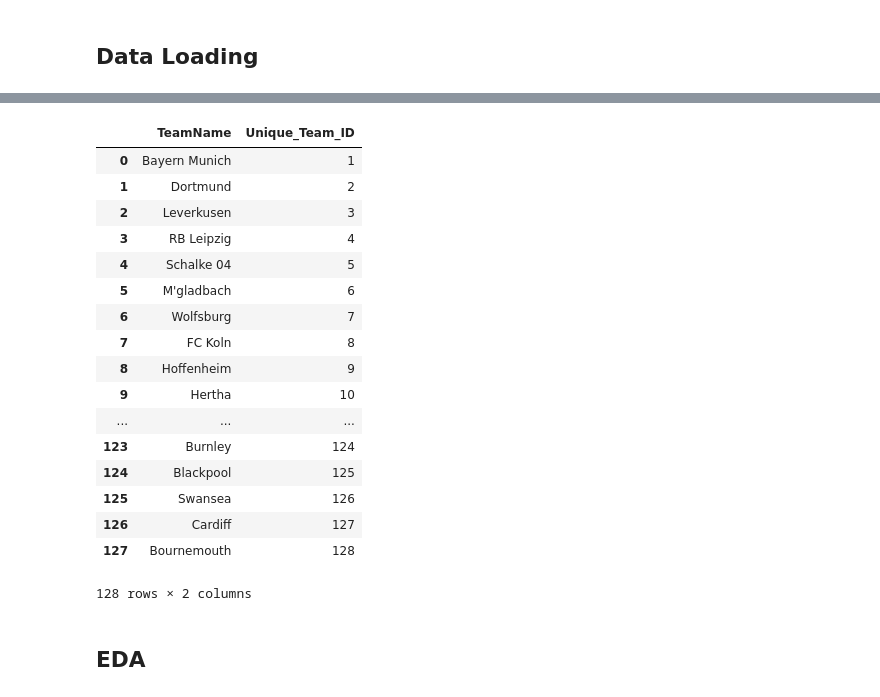
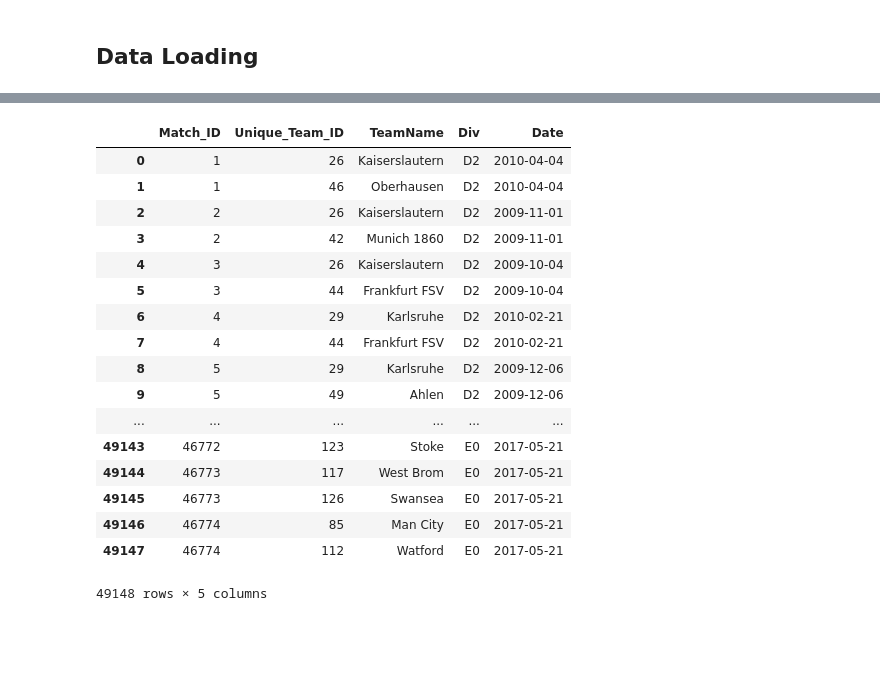
Before and after one commit to Louis-Bad/Module-2---Football-Analysis, a Jupyter notebook: Scrap paper work.ipynb, the cells around one changed output, grey strips where cells are left out. Drawn from its saved outputs; the diff is of its cells as text; code cells hidden in the pictures; blank space fills up the shorter version.

```diff
--- a/Scrap paper work.ipynb
+++ b/Scrap paper work.ipynb
@@ -43,8 +48,8 @@ matches_df
 # %%
 cur.execute("""SELECT *
-               FROM Teams""")
+               FROM Teams_in_Matches""")
 
-df = pd.DataFrame(cur.fetchall())
-df.columns = [x[0] for x in cur.description]
-df
+match_team_df = pd.DataFrame(cur.fetchall())
+match_team_df.columns = [x[0] for x in cur.description]
+match_team_df
 # %% [output]
@@ -69,8 +74,8 @@ df
 # %%
 cur.execute("""SELECT *
-               FROM Teams_in_Matches""")
+               FROM Unique_Teams""")
 
-df = pd.DataFrame(cur.fetchall())
-df.columns = [x[0] for x in cur.description]
-df
+unique_teams_df = pd.DataFrame(cur.fetchall())
+unique_teams_df.columns = [x[0] for x in cur.description]
+unique_teams_df
 # %% [output]
@@ -95,28 +100,23 @@ df
-# %%
-cur.execute("""SELECT *
-               FROM Unique_Teams""")
-
-df = pd.DataFrame(cur.fetchall())
-df.columns = [x[0] for x in cur.description]
-df
-# %% [output]
-|  | TeamName | Unique_Team_ID |
-| 0 | Bayern Munich | 1 |
-| 1 | Dortmund | 2 |
-| 2 | Leverkusen | 3 |
-| 3 | RB Leipzig | 4 |
-| 4 | Schalke 04 | 5 |
-| 5 | M'gladbach | 6 |
-| 6 | Wolfsburg | 7 |
-| 7 | FC Koln | 8 |
-| 8 | Hoffenheim | 9 |
-| 9 | Hertha | 10 |
-| ... | ... | ... |
-| 123 | Burnley | 124 |
-| 124 | Blackpool | 125 |
-| 125 | Swansea | 126 |
-| 126 | Cardiff | 127 |
-| 127 | Bournemouth | 128 |
-128 rows × 2 columns
-# %% [markdown]
-## EDA
+# %%
+weather_df = match_team_df.merge(unique_teams_df, how="left", on="Unique_Team_ID")
+weather_df
+weather_df.merge(matches_df[["Match_ID", "Div", "Date"]], how="left", on="Match_ID")
+# %% [output]
+|  | Match_ID | Unique_Team_ID | TeamName | Div | Date |
+| 0 | 1 | 26 | Kaiserslautern | D2 | 2010-04-04 |
+| 1 | 1 | 46 | Oberhausen | D2 | 2010-04-04 |
+| 2 | 2 | 26 | Kaiserslautern | D2 | 2009-11-01 |
+| 3 | 2 | 42 | Munich 1860 | D2 | 2009-11-01 |
+| 4 | 3 | 26 | Kaiserslautern | D2 | 2009-10-04 |
+| 5 | 3 | 44 | Frankfurt FSV | D2 | 2009-10-04 |
+| 6 | 4 | 29 | Karlsruhe | D2 | 2010-02-21 |
+| 7 | 4 | 44 | Frankfurt FSV | D2 | 2010-02-21 |
+| 8 | 5 | 29 | Karlsruhe | D2 | 2009-12-06 |
+| 9 | 5 | 49 | Ahlen | D2 | 2009-12-06 |
+| ... | ... | ... | ... | ... | ... |
+| 49143 | 46772 | 123 | Stoke | E0 | 2017-05-21 |
+| 49144 | 46773 | 117 | West Brom | E0 | 2017-05-21 |
+| 49145 | 46773 | 126 | Swansea | E0 | 2017-05-21 |
+| 49146 | 46774 | 85 | Man City | E0 | 2017-05-21 |
+| 49147 | 46774 | 112 | Watford | E0 | 2017-05-21 |
+49148 rows × 5 columns
```
Also changed, not shown: parts of 9 cells of this notebook.
